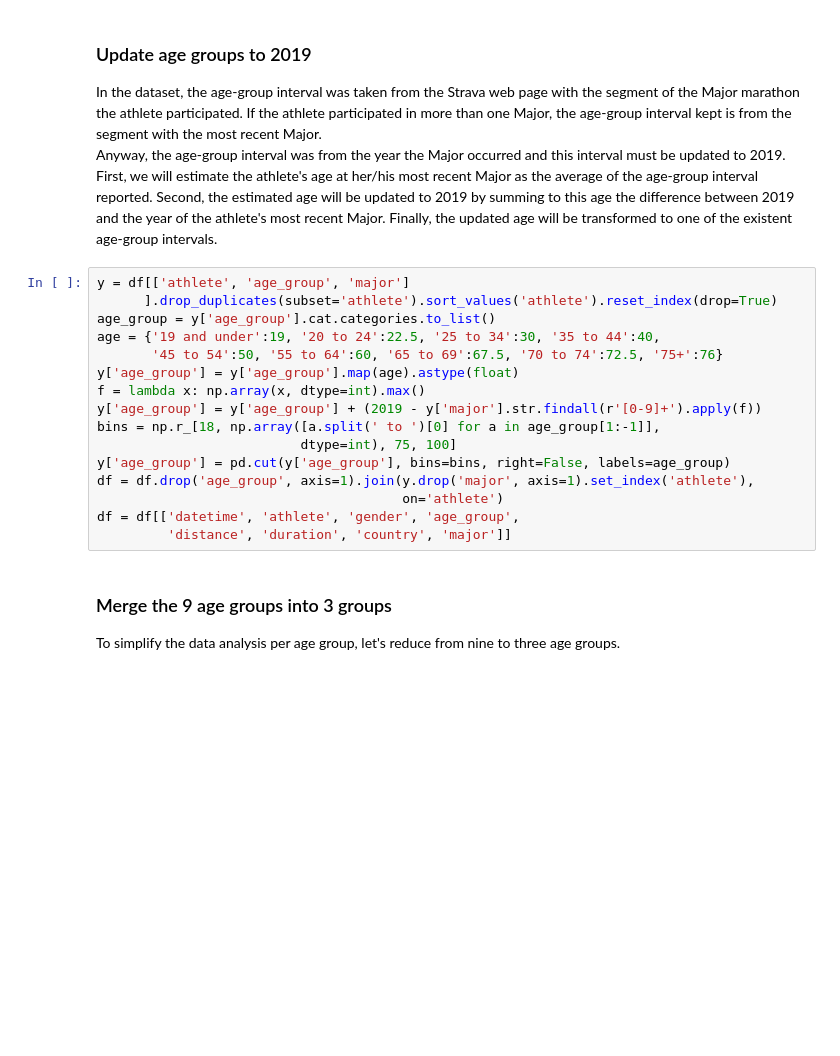
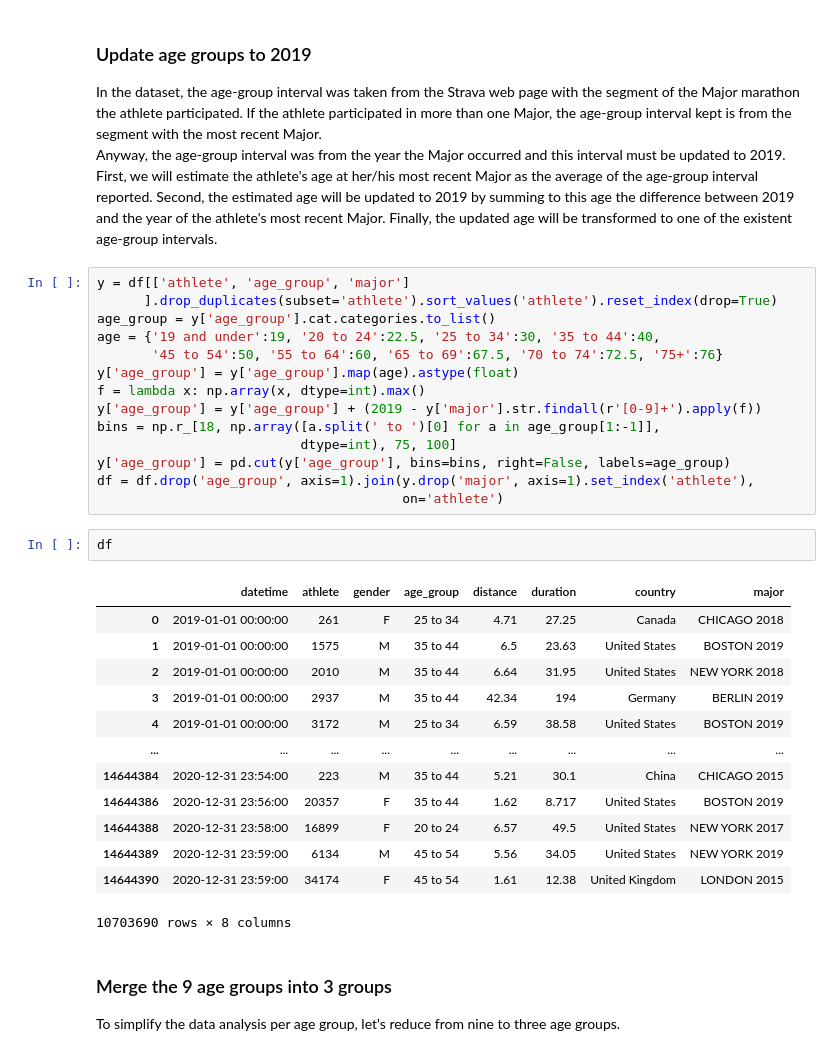
Before and after one commit to BMClab/covid19, a Jupyter notebook: analysis/preprocessing.ipynb, the cells around one changed output. Saved outputs shown, nothing was run; the diff lists cells and outputs as text; blank space fills up the shorter version.

```diff
--- a/analysis/preprocessing.ipynb
+++ b/analysis/preprocessing.ipynb
@@ -295,8 +348,22 @@ bins = np.r_[18, np.array([a.split(' to ')[0] for a in age_group[1:-1]],
 y['age_group'] = pd.cut(y['age_group'], bins=bins, right=False, labels=age_group)
 df = df.drop('age_group', axis=1).join(y.drop('major', axis=1).set_index('athlete'),
                                        on='athlete')
-df = df[['datetime', 'athlete', 'gender', 'age_group',
-         'distance', 'duration', 'country', 'major']]
+# %%
+df
+# %% [output]
+|  | datetime | athlete | gender | age_group | distance | duration | country | major |
+| 0 | 2019-01-01 00:00:00 | 261 | F | 25 to 34 | 4.71 | 27.25 | Canada | CHICAGO 2018 |
+| 1 | 2019-01-01 00:00:00 | 1575 | M | 35 to 44 | 6.5 | 23.63 | United States | BOSTON 2019 |
+| 2 | 2019-01-01 00:00:00 | 2010 | M | 35 to 44 | 6.64 | 31.95 | United States | NEW YORK 2018 |
+| 3 | 2019-01-01 00:00:00 | 2937 | M | 35 to 44 | 42.34 | 194 | Germany | BERLIN 2019 |
+| 4 | 2019-01-01 00:00:00 | 3172 | M | 25 to 34 | 6.59 | 38.58 | United States | BOSTON 2019 |
+| ... | ... | ... | ... | ... | ... | ... | ... | ... |
+| 14644384 | 2020-12-31 23:54:00 | 223 | M | 35 to 44 | 5.21 | 30.1 | China | CHICAGO 2015 |
+| 14644386 | 2020-12-31 23:56:00 | 20357 | F | 35 to 44 | 1.62 | 8.717 | United States | BOSTON 2019 |
+| 14644388 | 2020-12-31 23:58:00 | 16899 | F | 20 to 24 | 6.57 | 49.5 | United States | NEW YORK 2017 |
+| 14644389 | 2020-12-31 23:59:00 | 6134 | M | 45 to 54 | 5.56 | 34.05 | United States | NEW YORK 2019 |
+| 14644390 | 2020-12-31 23:59:00 | 34174 | F | 45 to 54 | 1.61 | 12.38 | United Kingdom | LONDON 2015 |
+10703690 rows × 8 columns
 # %% [markdown]
 ### Merge the 9 age groups into 3 groups
 
```
Also changed, not shown: parts of 20 cells of this notebook, 7 other files.
